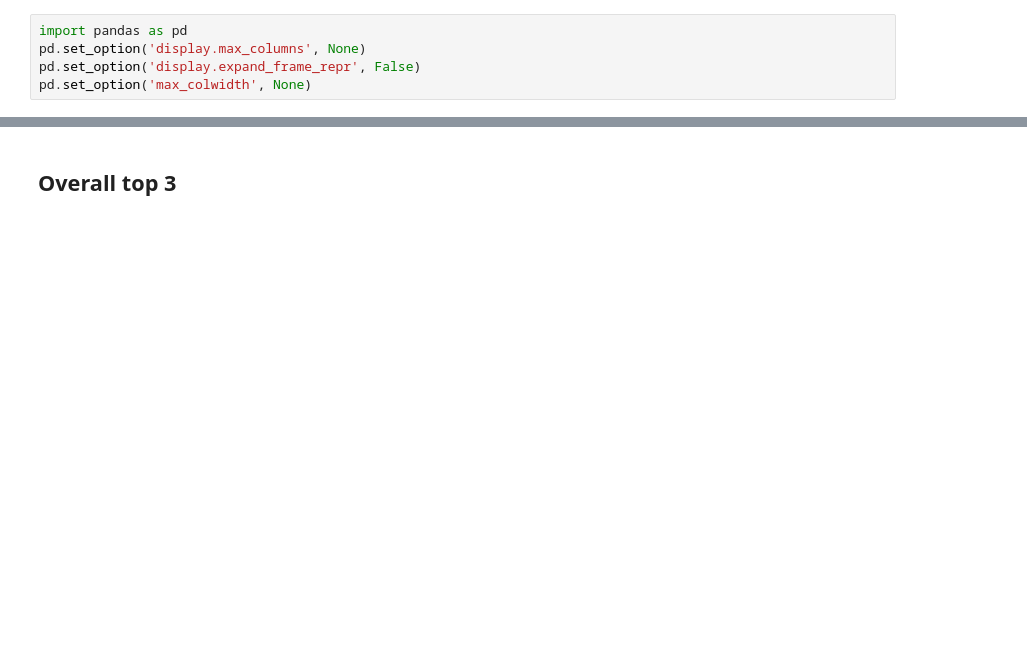
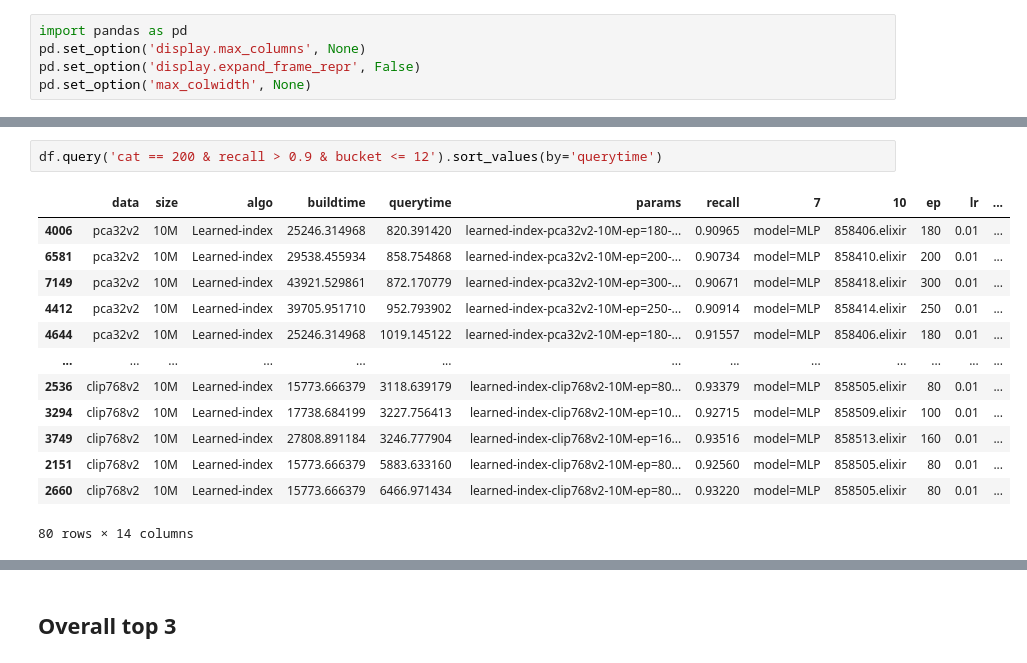
Before and after one commit to TerkaSlan/sisap23-laion-challenge-learned-index, a Jupyter notebook: Analyze.ipynb, the cells around one changed output, grey strips where cells are left out. Cells and saved outputs as stored; diff of their text form; blank space fills up the shorter version.

```diff
--- a/Analyze.ipynb
+++ b/Analyze.ipynb
@@ -19,0 +62,16 @@ df = df.drop([0, 1, 2, 3, 9, 8, 6, 5, 4, 11, 12], axis=1)
+# %%
+df.query('cat == 200 & recall > 0.9 & bucket <= 12').sort_values(by='querytime')
+# %% [output]
+|  | data | size | algo | buildtime | querytime | params | recall | 7 | 10 | ep | lr | ... |
+| 4006 | pca32v2 | 10M | Learned-index | 25246.314968 | 820.391420 | learned-index-pca32v2-10M-ep=180-... | 0.90965 | model=MLP | 858406.elixir | 180 | 0.01 | ... |
+| 6581 | pca32v2 | 10M | Learned-index | 29538.455934 | 858.754868 | learned-index-pca32v2-10M-ep=200-... | 0.90734 | model=MLP | 858410.elixir | 200 | 0.01 | ... |
+| 7149 | pca32v2 | 10M | Learned-index | 43921.529861 | 872.170779 | learned-index-pca32v2-10M-ep=300-... | 0.90671 | model=MLP | 858418.elixir | 300 | 0.01 | ... |
+| 4412 | pca32v2 | 10M | Learned-index | 39705.951710 | 952.793902 | learned-index-pca32v2-10M-ep=250-... | 0.90914 | model=MLP | 858414.elixir | 250 | 0.01 | ... |
+| 4644 | pca32v2 | 10M | Learned-index | 25246.314968 | 1019.145122 | learned-index-pca32v2-10M-ep=180-... | 0.91557 | model=MLP | 858406.elixir | 180 | 0.01 | ... |
+| ... | ... | ... | ... | ... | ... | ... | ... | ... | ... | ... | ... | ... |
+| 2536 | clip768v2 | 10M | Learned-index | 15773.666379 | 3118.639179 | learned-index-clip768v2-10M-ep=80... | 0.93379 | model=MLP | 858505.elixir | 80 | 0.01 | ... |
+| 3294 | clip768v2 | 10M | Learned-index | 17738.684199 | 3227.756413 | learned-index-clip768v2-10M-ep=10... | 0.92715 | model=MLP | 858509.elixir | 100 | 0.01 | ... |
+| 3749 | clip768v2 | 10M | Learned-index | 27808.891184 | 3246.777904 | learned-index-clip768v2-10M-ep=16... | 0.93516 | model=MLP | 858513.elixir | 160 | 0.01 | ... |
+| 2151 | clip768v2 | 10M | Learned-index | 15773.666379 | 5883.633160 | learned-index-clip768v2-10M-ep=80... | 0.92560 | model=MLP | 858505.elixir | 80 | 0.01 | ... |
+| 2660 | clip768v2 | 10M | Learned-index | 15773.666379 | 6466.971434 | learned-index-clip768v2-10M-ep=80... | 0.93220 | model=MLP | 858505.elixir | 80 | 0.01 | ... |
+80 rows × 14 columns
```
Also changed, not shown: parts of 29 cells of this notebook, 7 other files.
